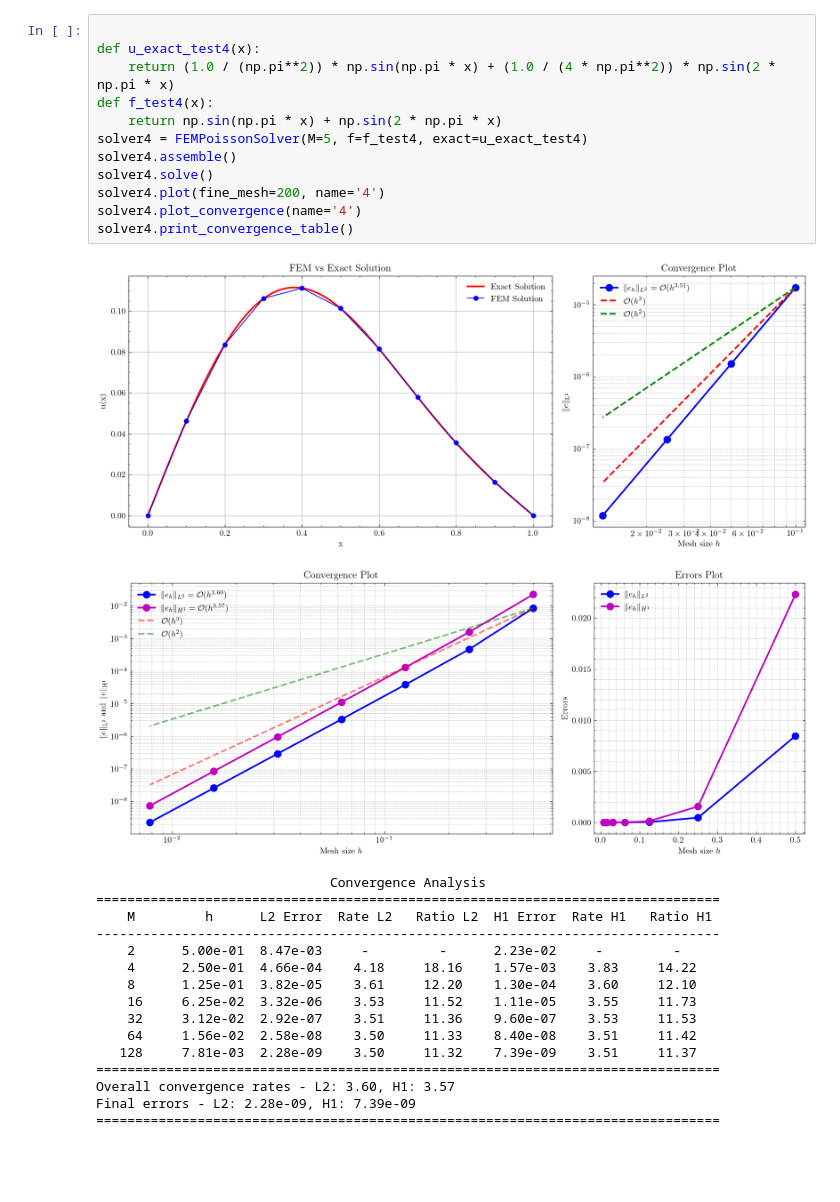
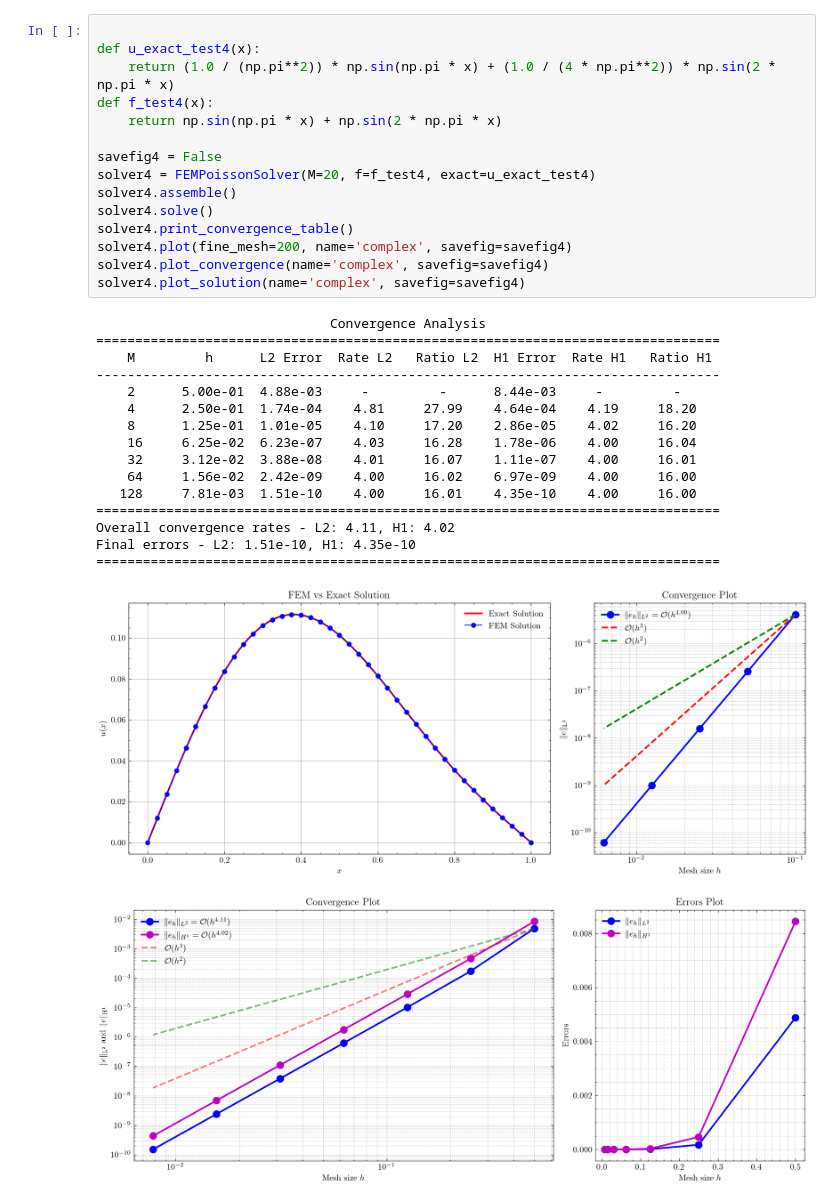
Before and after one commit to TrymSaether/TMA4212-Project-2-FEM, a Jupyter notebook: main.ipynb, the cells around one changed output. Saved outputs shown, nothing was run; the diff lists cells and outputs as text; blank space fills up the shorter version.

```diff
--- a/main.ipynb
+++ b/main.ipynb
@@ -35,30 +104,33 @@ Final errors - L2: 5.45e-09, H1: 1.02e-08
 # %%
 
 def u_exact_test4(x):
     return (1.0 / (np.pi**2)) * np.sin(np.pi * x) + (1.0 / (4 * np.pi**2)) * np.sin(2 * np.pi * x)
 def f_test4(x):
     return np.sin(np.pi * x) + np.sin(2 * np.pi * x)
-solver4 = FEMPoissonSolver(M=5, f=f_test4, exact=u_exact_test4)
+
+savefig4 = False
+solver4 = FEMPoissonSolver(M=20, f=f_test4, exact=u_exact_test4)
 solver4.assemble()
 solver4.solve()
-solver4.plot(fine_mesh=200, name='4')
-solver4.plot_convergence(name='4')
 solver4.print_convergence_table()
+solver4.plot(fine_mesh=200, name='complex', savefig=savefig4)
+solver4.plot_convergence(name='complex', savefig=savefig4)
+solver4.plot_solution(name='complex', savefig=savefig4)
 # %% [output]
+                              Convergence Analysis
+================================================================================
+    M         h      L2 Error  Rate L2   Ratio L2  H1 Error  Rate H1   Ratio H1
+--------------------------------------------------------------------------------
+    2      5.00e-01  4.88e-03     -         -      8.44e-03     -         -
+    4      2.50e-01  1.74e-04    4.81     27.99    4.64e-04    4.19     18.20
+    8      1.25e-01  1.01e-05    4.10     17.20    2.86e-05    4.02     16.20
+    16     6.25e-02  6.23e-07    4.03     16.28    1.78e-06    4.00     16.04
+    32     3.12e-02  3.88e-08    4.01     16.07    1.11e-07    4.00     16.01
+    64     1.56e-02  2.42e-09    4.00     16.02    6.97e-09    4.00     16.00
+   128     7.81e-03  1.51e-10    4.00     16.01    4.35e-10    4.00     16.00
+================================================================================
+Overall convergence rates - L2: 4.11, H1: 4.02
+Final errors - L2: 1.51e-10, H1: 4.35e-10
+================================================================================
-[figure, old version]
+[figure, new version]
-[figure, old version]
+[figure, new version]
-                              Convergence Analysis
-================================================================================
-    M         h      L2 Error  Rate L2   Ratio L2  H1 Error  Rate H1   Ratio H1
---------------------------------------------------------------------------------
-    2      5.00e-01  8.47e-03     -         -      2.23e-02     -         -
-    4      2.50e-01  4.66e-04    4.18     18.16    1.57e-03    3.83     14.22
-    8      1.25e-01  3.82e-05    3.61     12.20    1.30e-04    3.60     12.10
-    16     6.25e-02  3.32e-06    3.53     11.52    1.11e-05    3.55     11.73
-    32     3.12e-02  2.92e-07    3.51     11.36    9.60e-07    3.53     11.53
-    64     1.56e-02  2.58e-08    3.50     11.33    8.40e-08    3.51     11.42
-   128     7.81e-03  2.28e-09    3.50     11.32    7.39e-09    3.51     11.37
-================================================================================
-Overall convergence rates - L2: 3.60, H1: 3.57
-Final errors - L2: 2.28e-09, H1: 7.39e-09
-================================================================================
```
Also changed, not shown: parts of 10 cells of this notebook, 40 other files.
